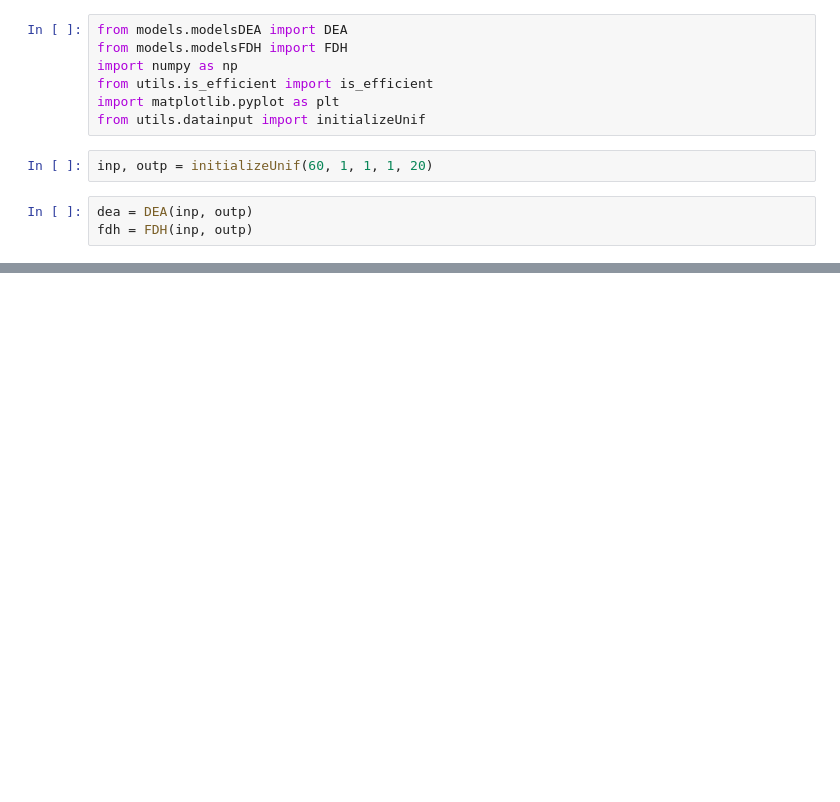
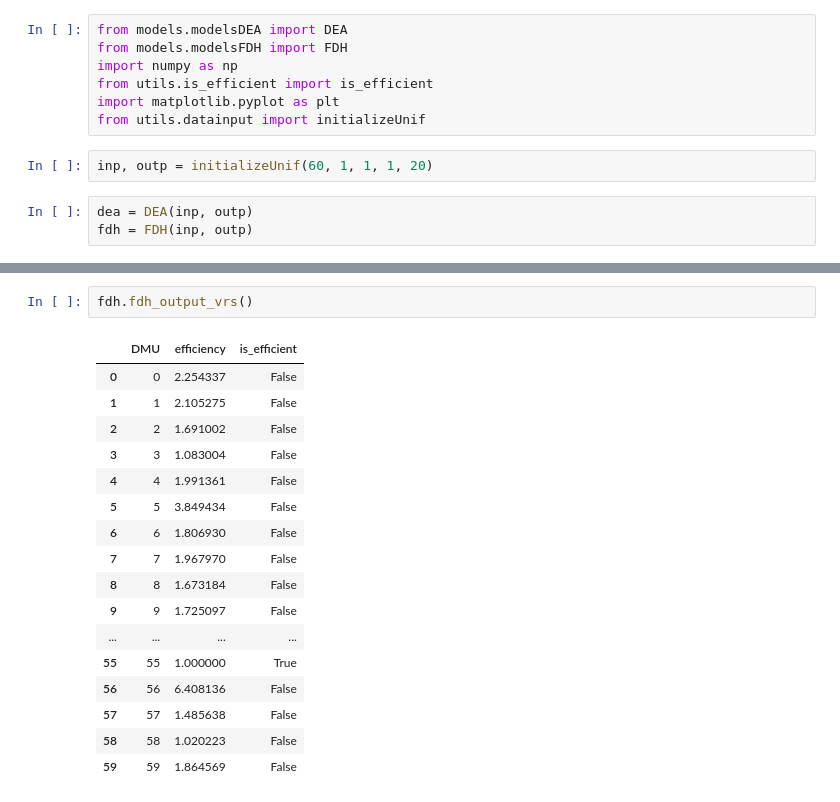
Before and after one commit to harshit1912003/DEA, a Jupyter notebook: FrontierComparision.ipynb, the cells around one changed output, grey strips where cells are left out. Cells and saved outputs as stored; diff of their text form; blank space fills up the shorter version.

```diff
--- a/FrontierComparision.ipynb
+++ b/FrontierComparision.ipynb
@@ -27,0 +32,20 @@ Calculating results for fdh_input_vrs...
+# %%
+fdh.fdh_output_vrs()
+# %% [output]
+|  | DMU | efficiency | is_efficient |
+| 0 | 0 | 2.254337 | False |
+| 1 | 1 | 2.105275 | False |
+| 2 | 2 | 1.691002 | False |
+| 3 | 3 | 1.083004 | False |
+| 4 | 4 | 1.991361 | False |
+| 5 | 5 | 3.849434 | False |
+| 6 | 6 | 1.806930 | False |
+| 7 | 7 | 1.967970 | False |
+| 8 | 8 | 1.673184 | False |
+| 9 | 9 | 1.725097 | False |
+| ... | ... | ... | ... |
+| 55 | 55 | 1.000000 | True |
+| 56 | 56 | 6.408136 | False |
+| 57 | 57 | 1.485638 | False |
+| 58 | 58 | 1.020223 | False |
+| 59 | 59 | 1.864569 | False |
```
Also changed, not shown: parts of 3 cells of this notebook, 25 other files.
